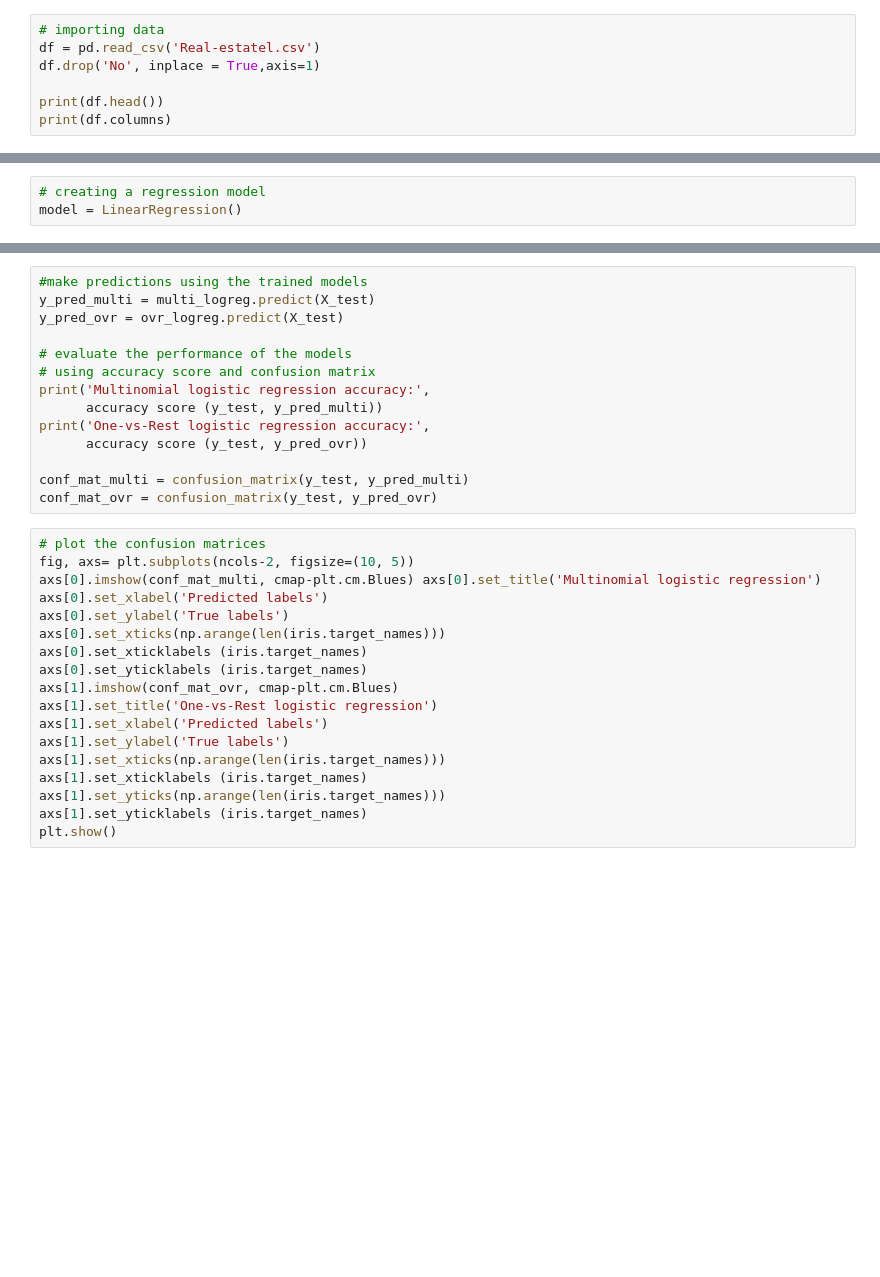
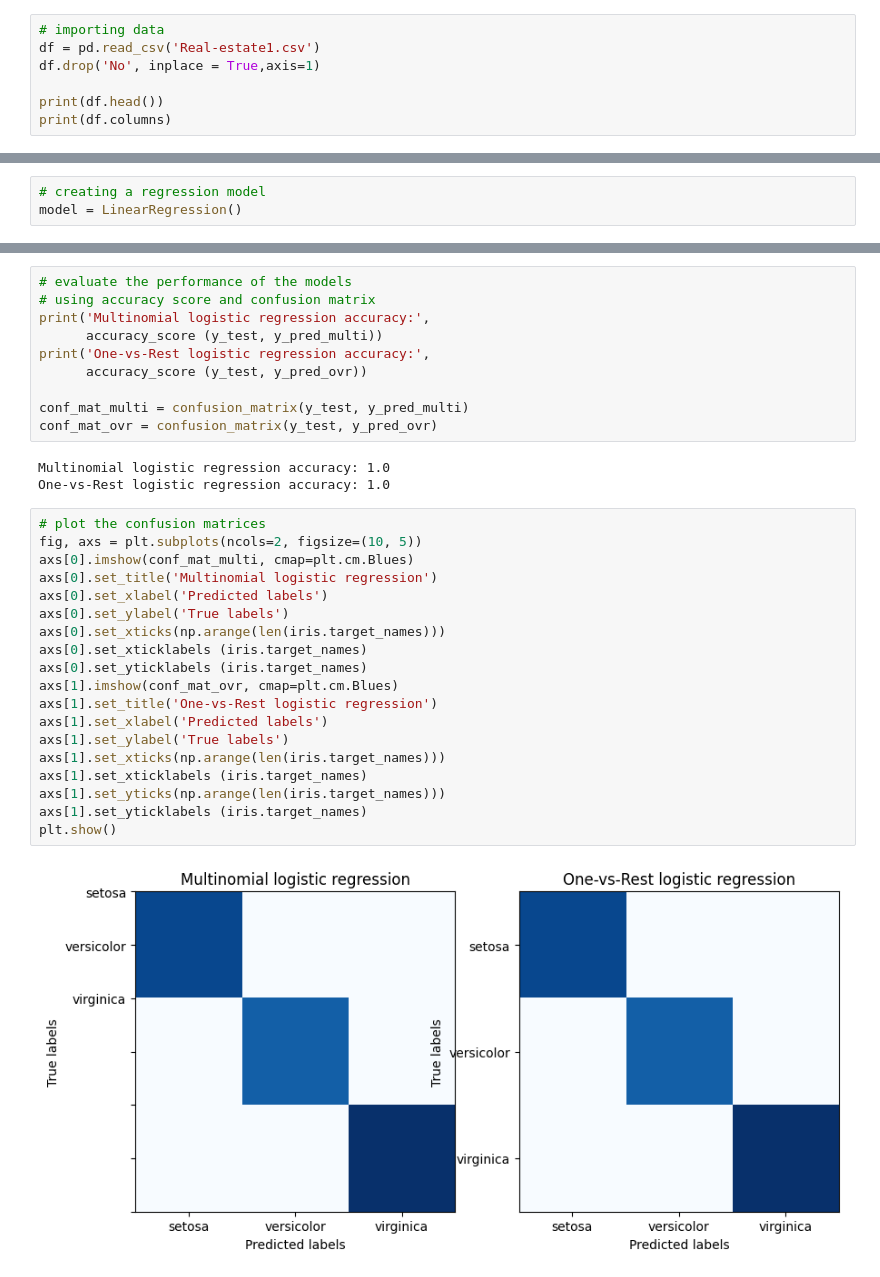
Before and after one commit to Erlangga24/MachineLearning, a Jupyter notebook: Praktikum_3.ipynb, the cells around one changed output, grey strips where cells are left out. Saved outputs shown, nothing was run; the diff lists cells and outputs as text; blank space fills up the shorter version.

```diff
--- a/Praktikum_3.ipynb
+++ b/Praktikum_3.ipynb
@@ -18,7 +18,7 @@ uploaded = files.upload()
 Saving Real-estate1.csv to Real-estate1.csv
 # %%
 # importing data
-df = pd.read_csv('Real-estatel.csv')
+df = pd.read_csv('Real-estate1.csv')
 df.drop('No', inplace = True,axis=1)
 
 print(df.head())
@@ -84,35 +143,37 @@ ovr_logreg.fit(X_train, y_train)
 # %%
-#make predictions using the trained models
-y_pred_multi = multi_logreg.predict(X_test)
-y_pred_ovr = ovr_logreg.predict(X_test)
-
 # evaluate the performance of the models
 # using accuracy score and confusion matrix
 print('Multinomial logistic regression accuracy:',
-      accuracy score (y_test, y_pred_multi))
+      accuracy_score (y_test, y_pred_multi))
 print('One-vs-Rest logistic regression accuracy:',
-      accuracy score (y_test, y_pred_ovr))
+      accuracy_score (y_test, y_pred_ovr))
 
 conf_mat_multi = confusion_matrix(y_test, y_pred_multi)
 conf_mat_ovr = confusion_matrix(y_test, y_pred_ovr)
+# %% [output]
+Multinomial logistic regression accuracy: 1.0
+One-vs-Rest logistic regression accuracy: 1.0
 # %%
 # plot the confusion matrices
-fig, axs= plt.subplots(ncols-2, figsize=(10, 5))
-axs[0].imshow(conf_mat_multi, cmap-plt.cm.Blues) axs[0].set_title('Multinomial logistic regression')
+fig, axs = plt.subplots(ncols=2, figsize=(10, 5))
+axs[0].imshow(conf_mat_multi, cmap=plt.cm.Blues)
+axs[0].set_title('Multinomial logistic regression')
 axs[0].set_xlabel('Predicted labels')
 axs[0].set_ylabel('True labels')
 axs[0].set_xticks(np.arange(len(iris.target_names)))
 axs[0].set_xticklabels (iris.target_names)
 axs[0].set_yticklabels (iris.target_names)
-axs[1].imshow(conf_mat_ovr, cmap-plt.cm.Blues)
+axs[1].imshow(conf_mat_ovr, cmap=plt.cm.Blues)
 axs[1].set_title('One-vs-Rest logistic regression')
 axs[1].set_xlabel('Predicted labels')
 axs[1].set_ylabel('True labels')
 axs[1].set_xticks(np.arange(len(iris.target_names)))
 axs[1].set_xticklabels (iris.target_names)
 axs[1].set_yticks(np.arange(len(iris.target_names)))
 axs[1].set_yticklabels (iris.target_names)
 plt.show()
+# %% [output]
+[figure, added]
 # %%
 import numpy as np
 import matplotlib.pyplot as plt
```
Also changed, not shown: parts of 14 cells of this notebook.
